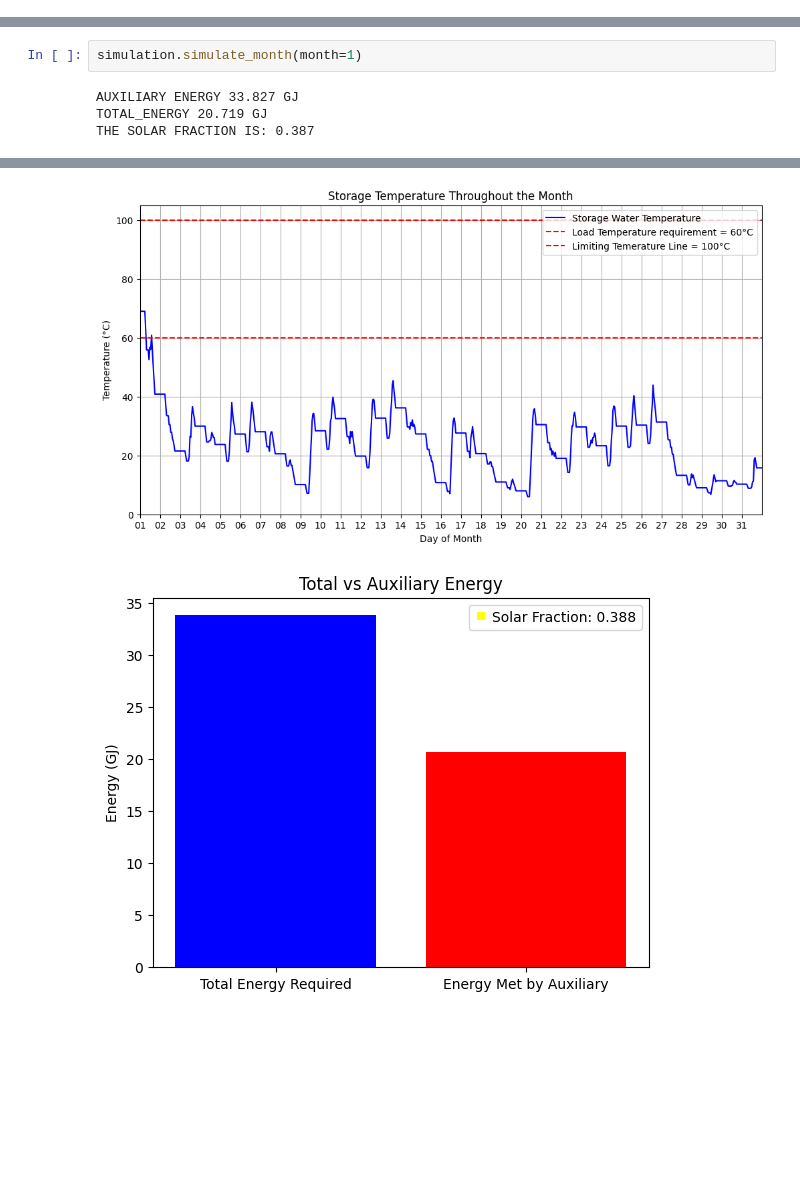
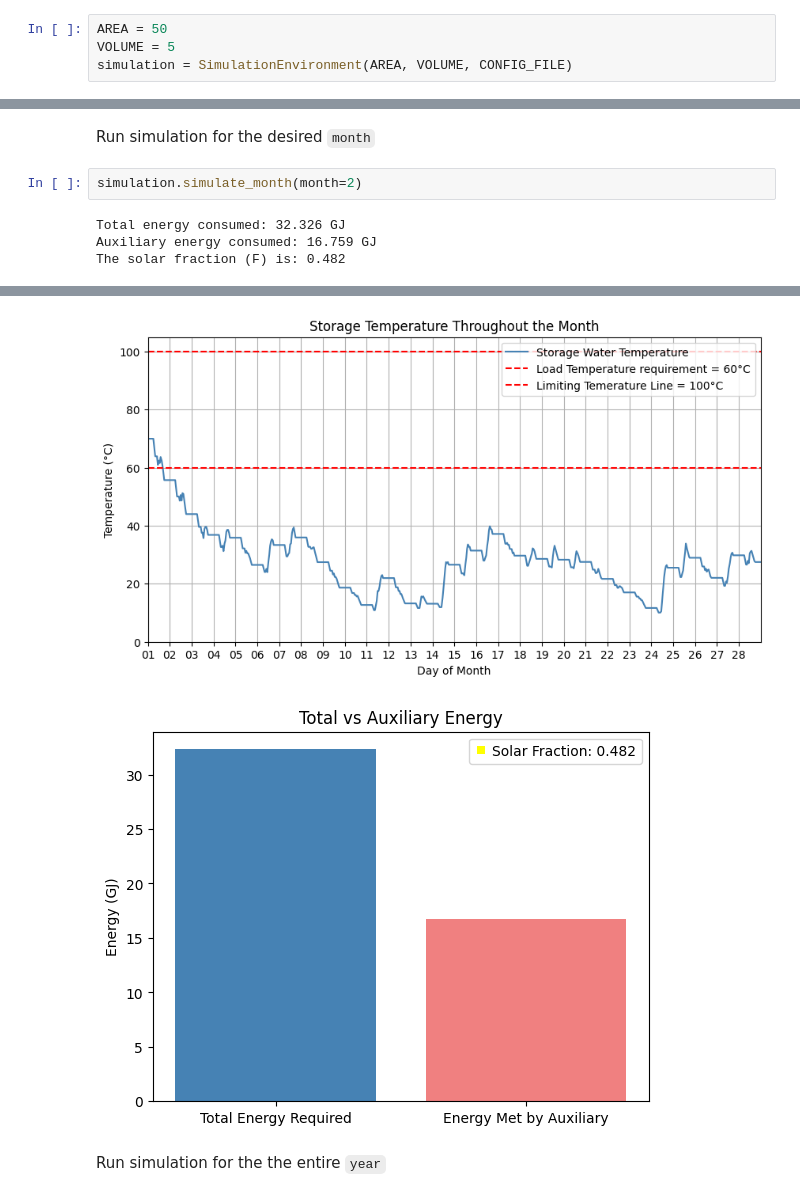
Before and after one commit to yashladd/solar_water_heater, a Jupyter notebook: examples/example_slc.ipynb, the cells around one changed output, grey strips where cells are left out. Cells and saved outputs as stored; diff of their text form; blank space fills up the shorter version.

```diff
--- a/examples/example_slc.ipynb
+++ b/examples/example_slc.ipynb
@@ -41,0 +70,4 @@ oct = df[(df.index.month == 10) & (df.index.day==29)]
+# %%
+AREA = 50
+VOLUME = 5
+simulation = SimulationEnvironment(AREA, VOLUME, CONFIG_FILE)
@@ -51,6 +91,8 @@ THE SOLAR FRACTION IS: 0.960
+# %% [markdown]
+Run simulation for the desired `month`
 # %%
-simulation.simulate_month(month=1)
+simulation.simulate_month(month=2)
 # %% [output]
-AUXILIARY ENERGY 33.827 GJ
-TOTAL_ENERGY 20.719 GJ
-THE SOLAR FRACTION IS: 0.387
+Total energy consumed: 32.326 GJ
+Auxiliary energy consumed: 16.759 GJ
+The solar fraction (F) is: 0.482
@@ -58,5 +100,7 @@ THE SOLAR FRACTION IS: 0.387
-[figure, old version]
+[figure, new version]
-[figure, old version]
+[figure, new version]
+# %% [markdown]
+Run simulation for the the entire `year`
 # %%
 simulation.simulate_entire_year()
 # %% [output]
```
Also changed, not shown: parts of 24 cells of this notebook, 9 other files.
